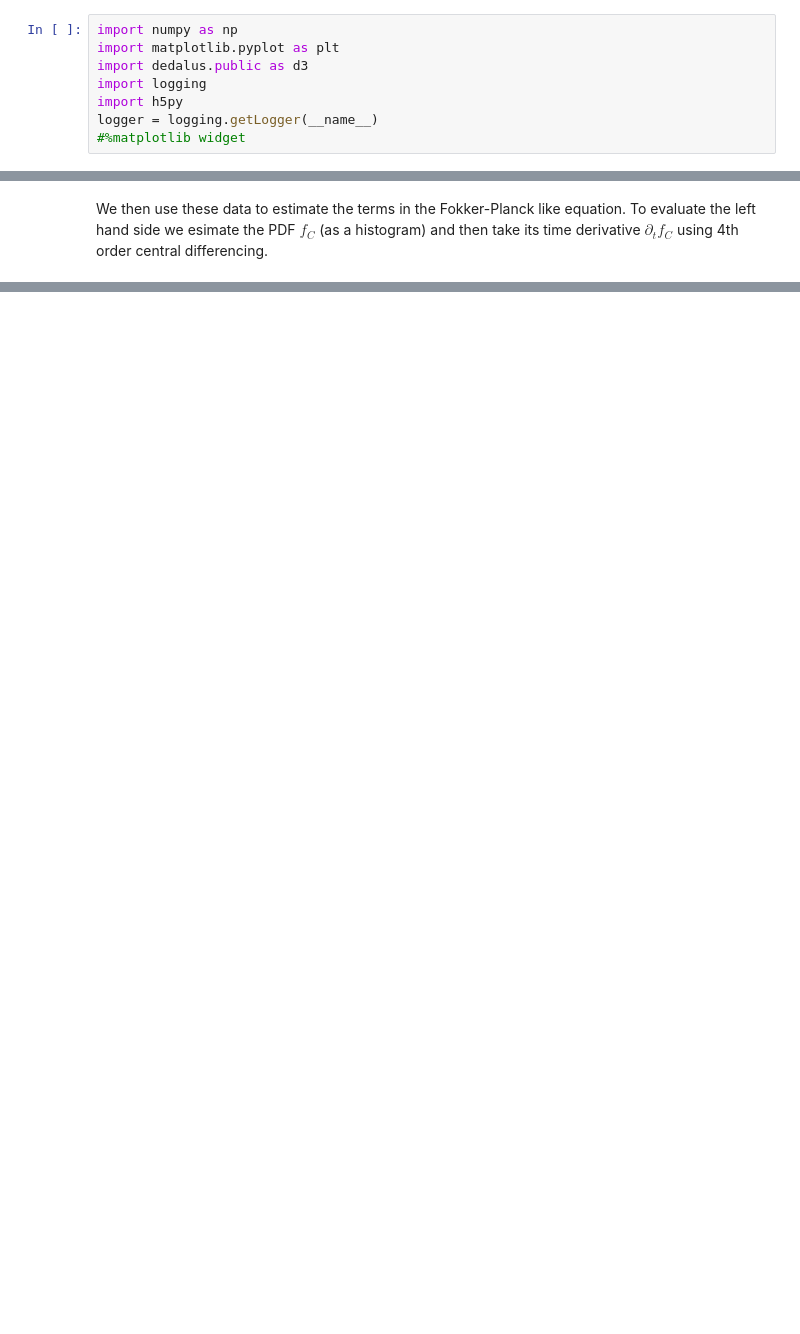
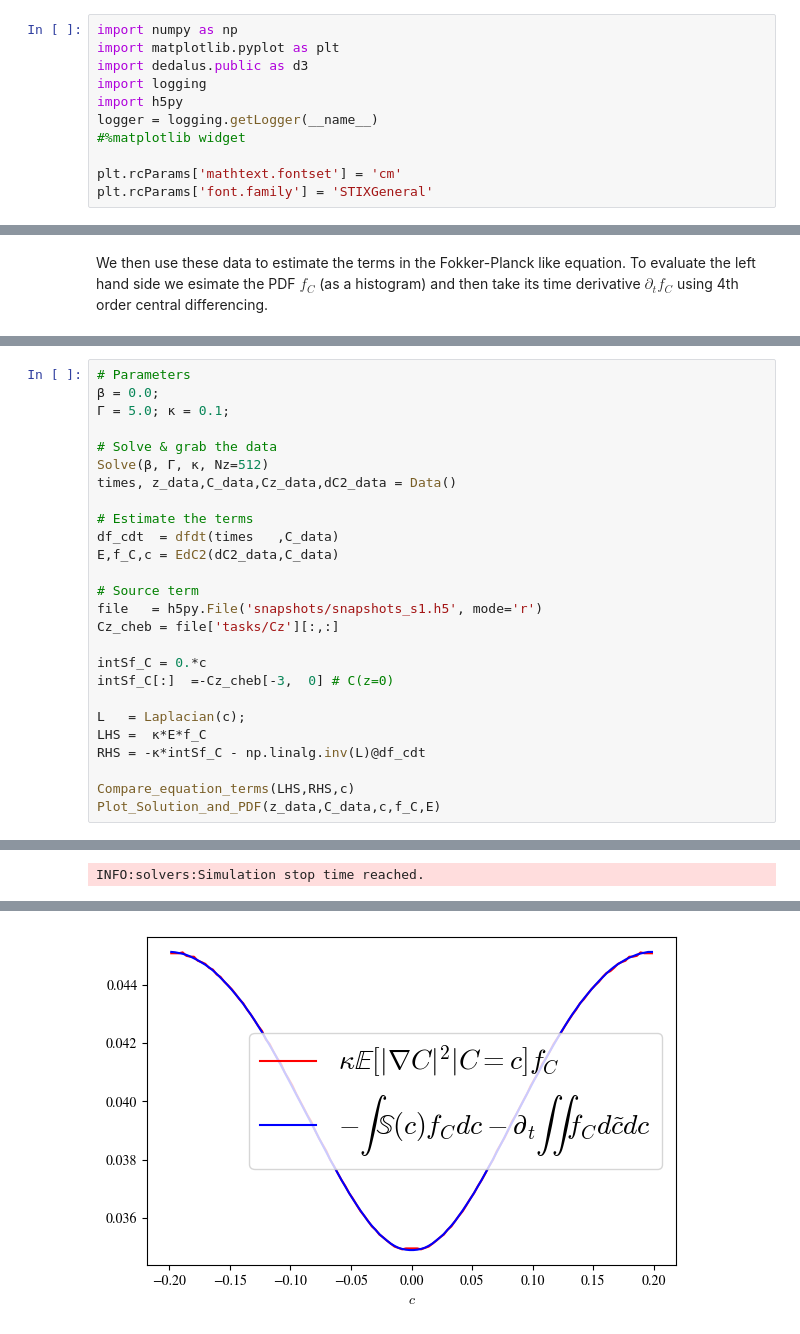
Before and after one commit to D-stratify/Theory, a Jupyter notebook: Diffusion_1D.ipynb, the cells around one changed output, grey strips where cells are left out. Drawn from its saved outputs; the diff is of its cells as text; blank space fills up the shorter version.

```diff
--- a/Diffusion_1D.ipynb
+++ b/Diffusion_1D.ipynb
@@ -75,5 +75,8 @@ import logging
 import h5py
 logger = logging.getLogger(__name__)
 #%matplotlib widget
+
+plt.rcParams['mathtext.fontset'] = 'cm'
+plt.rcParams['font.family'] = 'STIXGeneral'
 # %% [markdown]
 
@@ -400,0 +392,27 @@ INFO:matplotlib.mathtext:Substituting symbol E from STIXNonUnicode
+# %%
+# Parameters
+β = 0.0;
+Γ = 5.0; κ = 0.1;
+
+# Solve & grab the data
+Solve(β, Γ, κ, Nz=512)
+times, z_data,C_data,Cz_data,dC2_data = Data()
+
+# Estimate the terms
+df_cdt  = dfdt(times   ,C_data)
+E,f_C,c = EdC2(dC2_data,C_data)
+
+# Source term
+file   = h5py.File('snapshots/snapshots_s1.h5', mode='r')
+Cz_cheb = file['tasks/Cz'][:,:]
+
+intSf_C = 0.*c
+intSf_C[:]  =-Cz_cheb[-3,  0] # C(z=0)
+
+L   = Laplacian(c);
+LHS =  κ*E*f_C
+RHS = -κ*intSf_C - np.linalg.inv(L)@df_cdt
+
+Compare_equation_terms(LHS,RHS,c)
+Plot_Solution_and_PDF(z_data,C_data,c,f_C,E)
+# %% [output]
@@ -400,0 +423 @@ INFO:matplotlib.mathtext:Substituting symbol E from STIXNonUnicode
+INFO:solvers:Simulation stop time reached.
@@ -400,0 +429 @@ INFO:matplotlib.mathtext:Substituting symbol E from STIXNonUnicode
+[figure, added]
```
Also changed, not shown: parts of 19 cells of this notebook.
